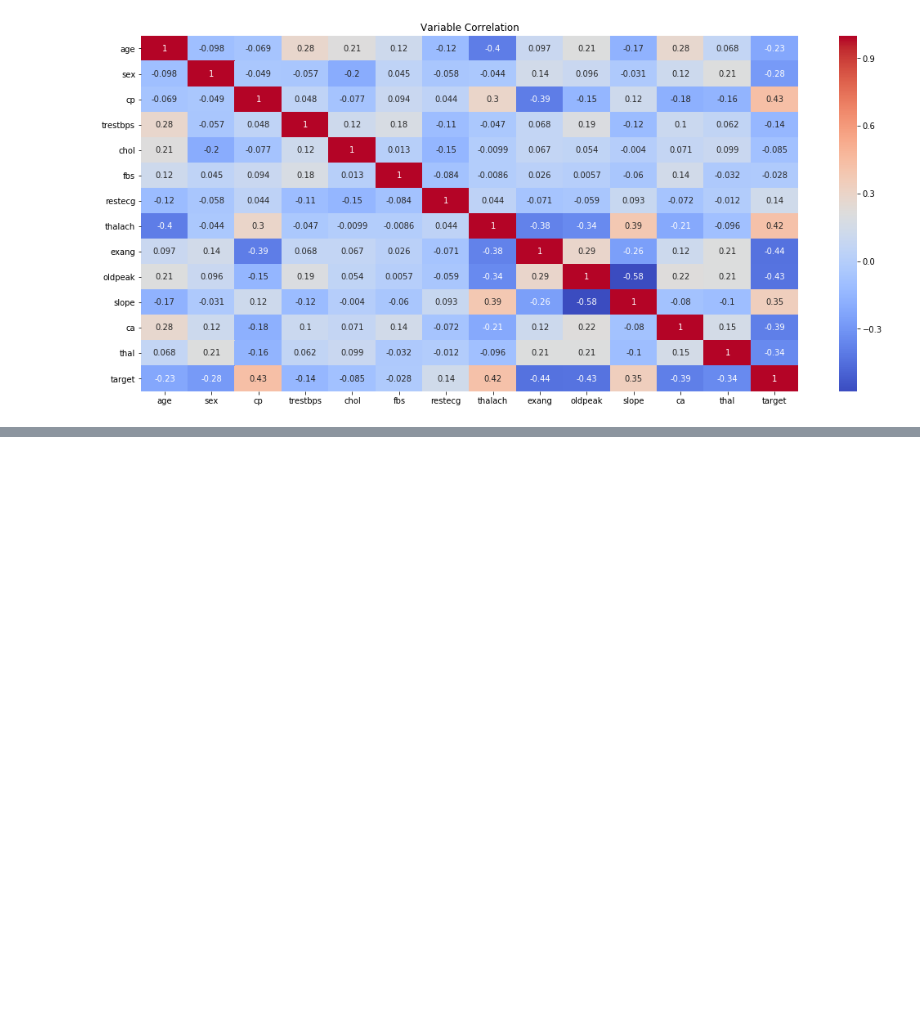
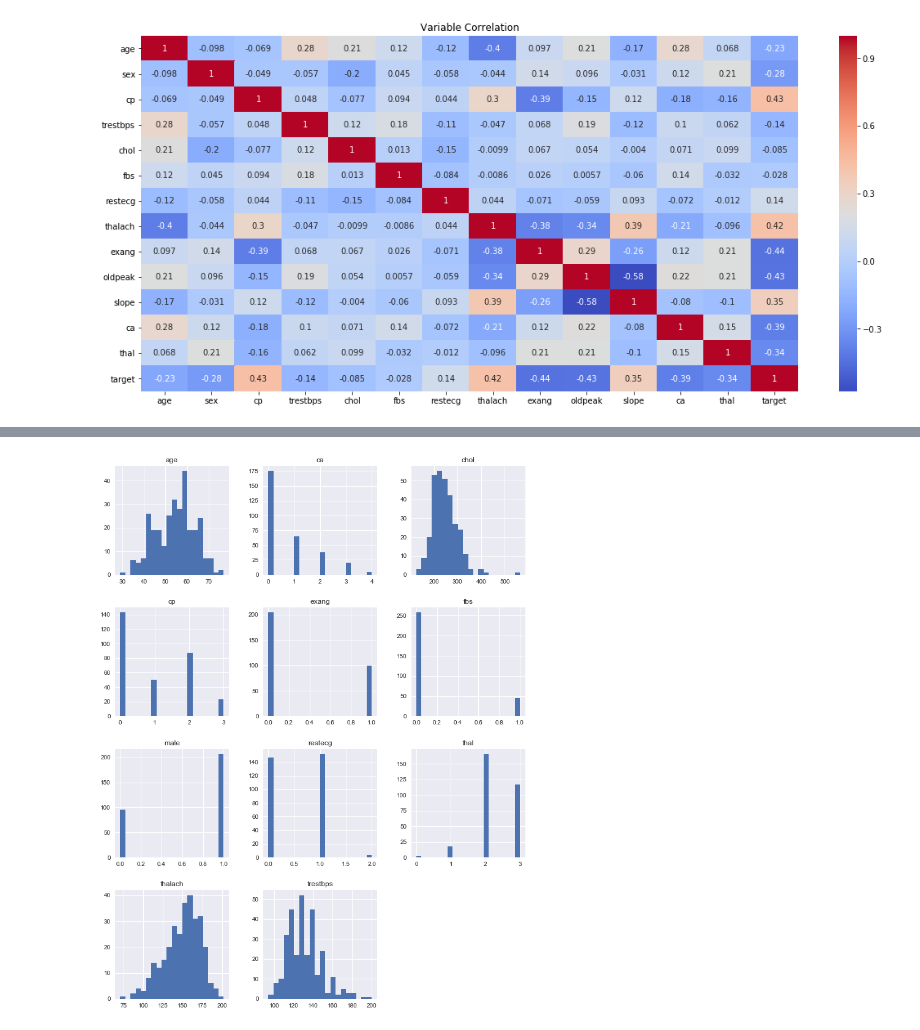
Before and after one commit to denzelIgnatius/heart_disease_predictor_app, a Jupyter notebook: prediction_model_prototype.ipynb, the cells around one changed output, grey strips where cells are left out. Saved outputs shown, nothing was run; the diff lists cells and outputs as text; code cells hidden in the pictures; blank space fills up the shorter version.

```diff
--- a/prediction_model_prototype.ipynb
+++ b/prediction_model_prototype.ipynb
@@ -44,5 +44,5 @@ plt.title('Variable Correlation')
 Text(0.5, 1, 'Variable Correlation')
 [figure]
 # %%
-droplist = ['thal','ca','slope','oldpeak','exang','thalach','target']
+droplist = ['slope','oldpeak','target']
 simpleData = data.drop(droplist, axis =1)
@@ -59,0 +49,4 @@ scaled_data.head()
+# %%
+simpleData['male'] = simpleData['sex']
+simpleData.drop(['sex'], axis = 1, inplace = True)
+simpleData.describe().T
@@ -59,0 +66,4 @@ scaled_data.head()
+# %%
+simpleData.hist(bins = 20 , figsize= (12,16));
+# %% [output]
+[figure, added]
```
Also changed, not shown: parts of 13 cells of this notebook.
